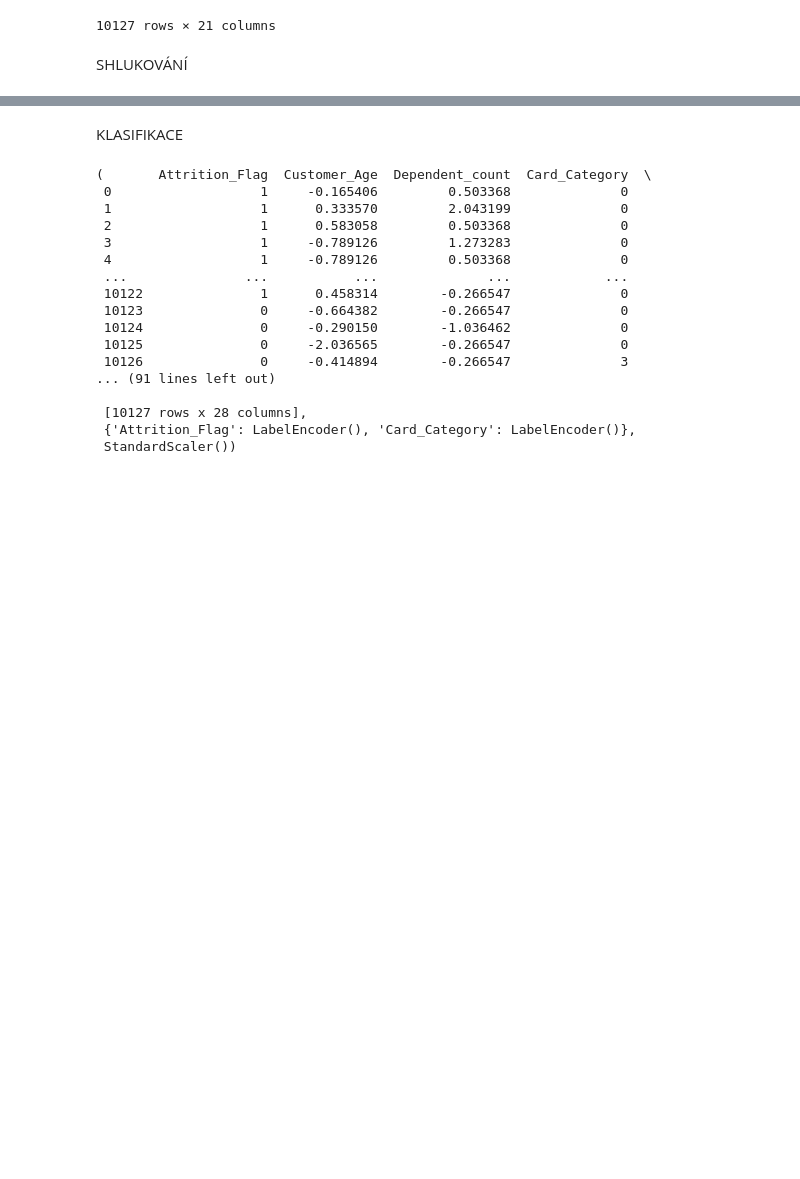
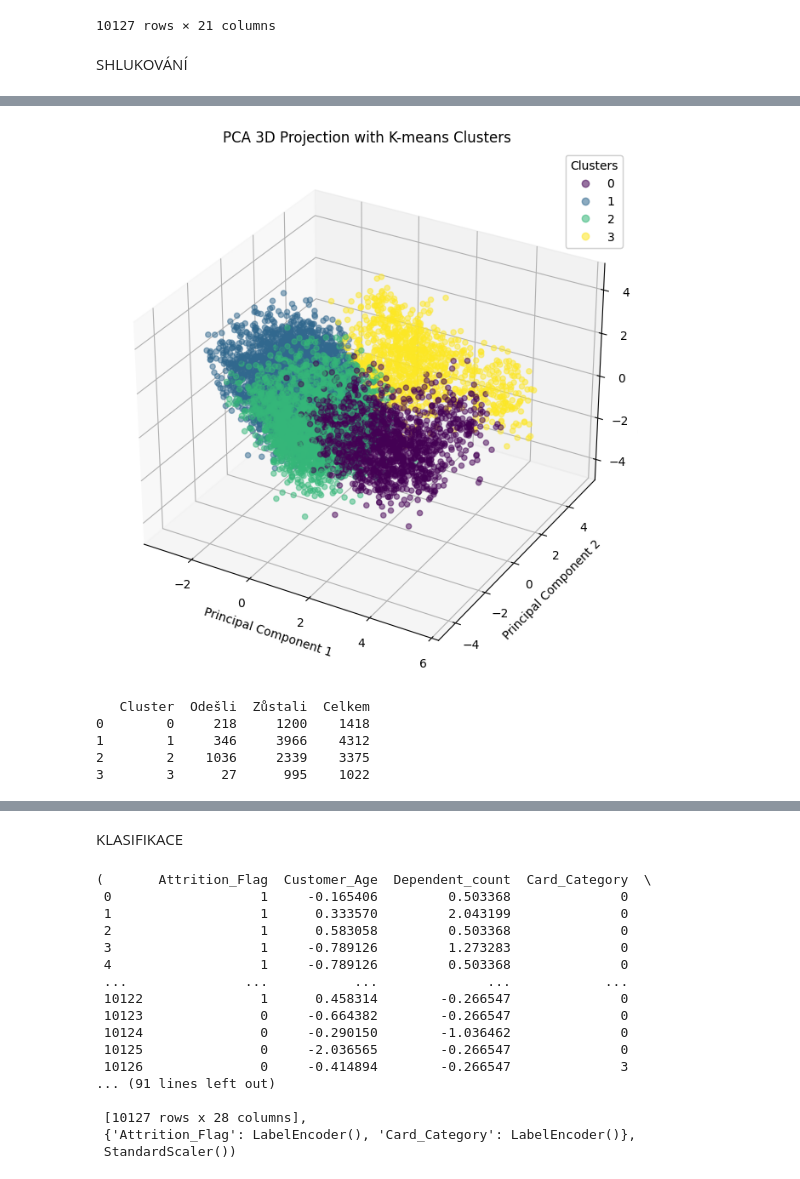
Before and after one commit to AlenaMochalina/Credit-card-attrition-analysis-in-Python, a Jupyter notebook: Credit-card-attrition-analysis-in-Python.ipynb, the cells around one changed output, grey strips where cells are left out. Drawn from its saved outputs; the diff is of its cells as text; code cells hidden in the pictures; blank space fills up the shorter version.

```diff
--- a/Credit-card-attrition-analysis-in-Python.ipynb
+++ b/Credit-card-attrition-analysis-in-Python.ipynb
@@ -415,0 +501,7 @@ clustering_data = preprocess_for_clustering(data_cleaned)
+# %%
+from pca_kmeans_visualization_3d import visualize_pca_kmeans_3d
+
+# Příklad použití funkce s daty processed_data a 4 shluky
+visualize_pca_kmeans_3d(processed_data, n_clusters=4)
+# %% [output]
+[figure, added]
@@ -415,0 +514,9 @@ clustering_data = preprocess_for_clustering(data_cleaned)
+# %%
+from calculate_cluster_attrition import calculate_cluster_attrition
+result = calculate_cluster_attrition(data_cleaned)
+# %% [output]
+   Cluster  Odešli  Zůstali  Celkem
+0        0     218     1200    1418
+1        1     346     3966    4312
+2        2    1036     2339    3375
+3        3      27      995    1022
```
Also changed, not shown: parts of 16 cells of this notebook, 1 other file.
